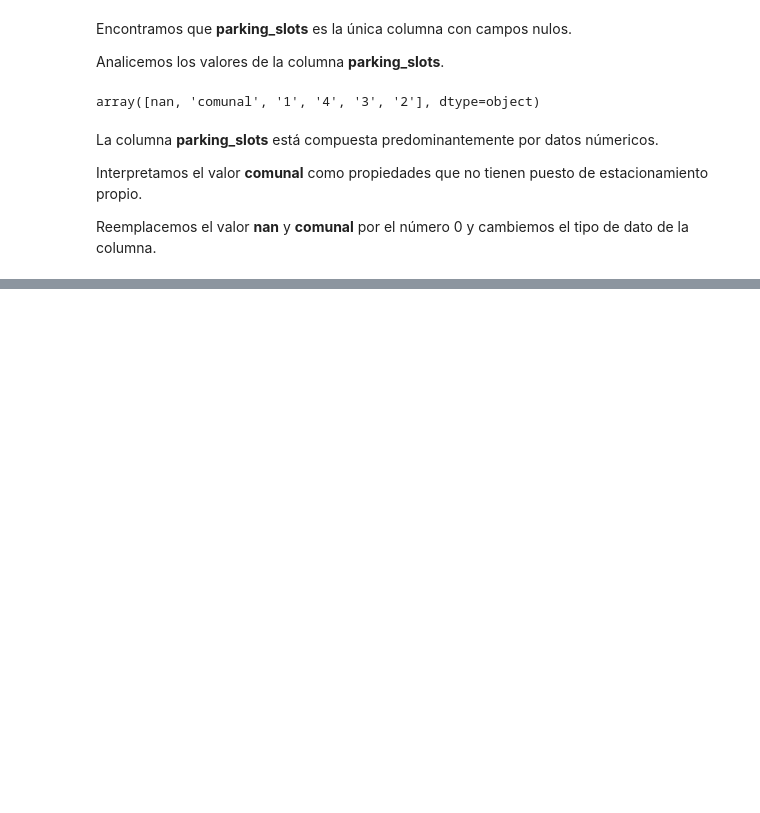
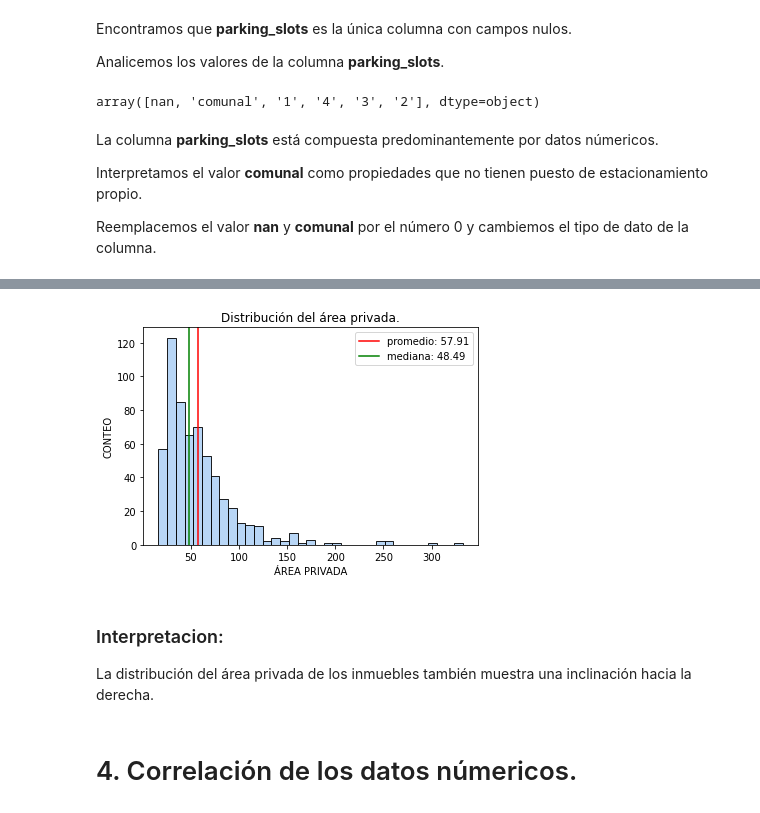
Before and after one commit to diegoestradamd/real_estate_analysis, a Jupyter notebook: main.ipynb, the cells around one changed output, grey strips where cells are left out. Cells and saved outputs as stored; diff of their text form; code cells hidden in the pictures; blank space fills up the shorter version.

```diff
--- a/main.ipynb
+++ b/main.ipynb
@@ -63,0 +300,20 @@ See the caveats in the documentation: https://pandas.pydata.org/pandas-docs/stab
+# %%
+mean_area = projects["private_area"].mean()
+median_area = projects["private_area"].median()
+
+sns.histplot(data=projects, x="private_area")
+plt.title("Distribución del área privada.")
+plt.axvline(mean_area, c="r")
+plt.axvline(median_area, c="g")
+plt.xlabel("ÁREA PRIVADA")
+plt.ylabel("CONTEO")
+plt.legend([f"promedio: {mean_area.round(2)}", f"mediana: {median_area.round(2)}"])
+plt.show()
+# %% [output]
+[figure, added]
+# %% [markdown]
+### Interpretacion:
+
+La distribución del área privada de los inmuebles también muestra una inclinación hacia la derecha.
+# %% [markdown]
+# 4. Correlación de los datos númericos.
```
Also changed, not shown: parts of 31 cells of this notebook.
